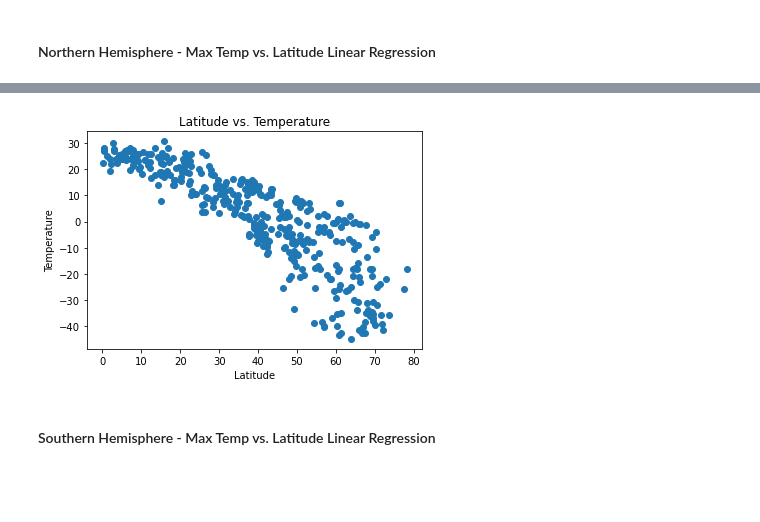
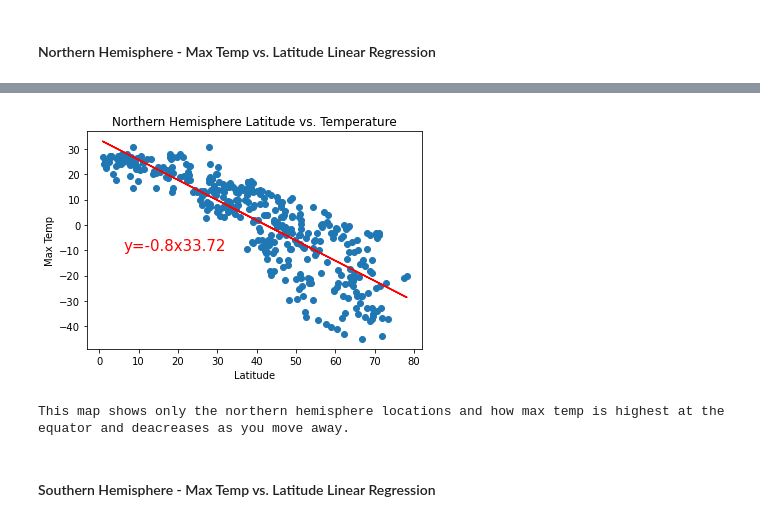
Before and after one commit to amunyhub/python-api-challenge, a Jupyter notebook: WeatherPy/WeatherPy.ipynb, the cells around one changed output, grey strips where cells are left out. Drawn from its saved outputs; the diff is of its cells as text; code cells hidden in the pictures; blank space fills up the shorter version.

```diff
--- a/WeatherPy/WeatherPy.ipynb
+++ b/WeatherPy/WeatherPy.ipynb
@@ -252,15 +264,26 @@ north_df.head(3)
-# %%
-#options, binning
-north_x_values=north_df['Lat']
-north_y_values=north_df['Temp']
-plt.scatter(north_x_values,north_y_values)
-plt.xlabel('Latitude')
-plt.ylabel('Temperature')
-plt.title('Latitude vs. Temperature')
-plt.show()
-#Print(add a sentence here)
-#add linear regression
-# %% [output]
-[figure, removed]
+# %%
+north_x_values=north_df['Lat']
+north_y_values=north_df['Max Temp']
+plt.scatter(north_x_values,north_y_values)
+plt.xlabel('Latitude')
+plt.ylabel('Max Temp')
+plt.title('Northern Hemisphere Latitude vs. Temperature')
+
+
+#add linear regression
+
+(slope,intercept,rvalue,pvalue,stderr) =linregress (north_x_values,north_y_values)
+regress_values = north_x_values*slope +intercept
+line_eq="y=" + str(round(slope,2)) +"x" + str(round(intercept,2))
+
+plt.plot(north_x_values,regress_values, "r")
+plt.annotate(line_eq,(6,-10), fontsize=15,color="red")
+
+plt.show()
+
+print('This map shows only the northern hemisphere locations and how max temp is highest at the equator and deacreases as you move away.')
+# %% [output]
+[figure, added]
+This map shows only the northern hemisphere locations and how max temp is highest at the equator and deacreases as you move away.
 # %% [markdown]
 ####  Southern Hemisphere - Max Temp vs. Latitude Linear Regression
```
Also changed, not shown: parts of 18 cells of this notebook, 2 other files.
